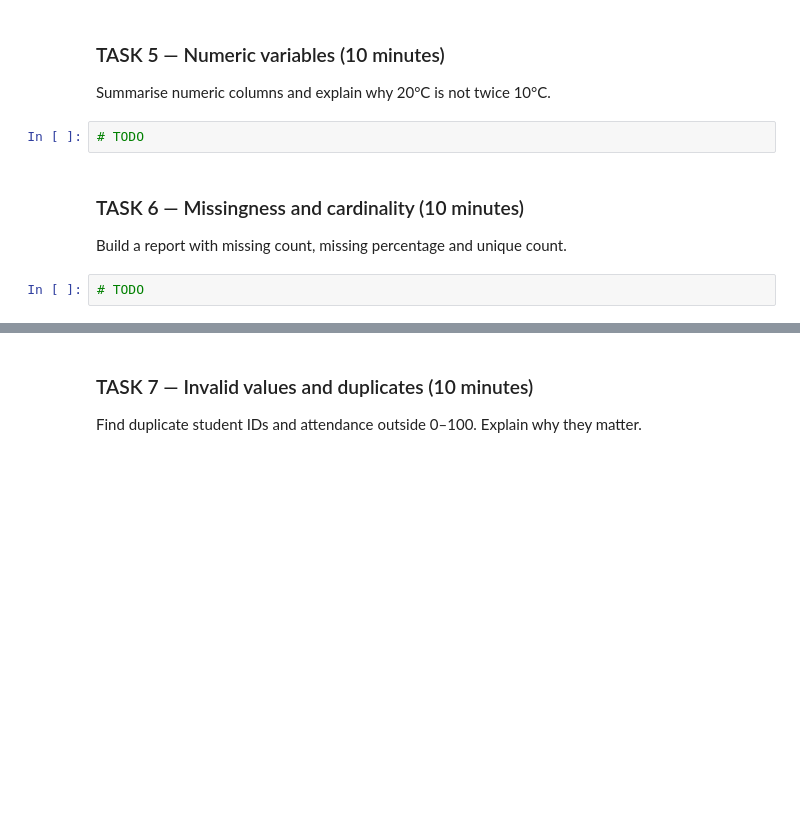
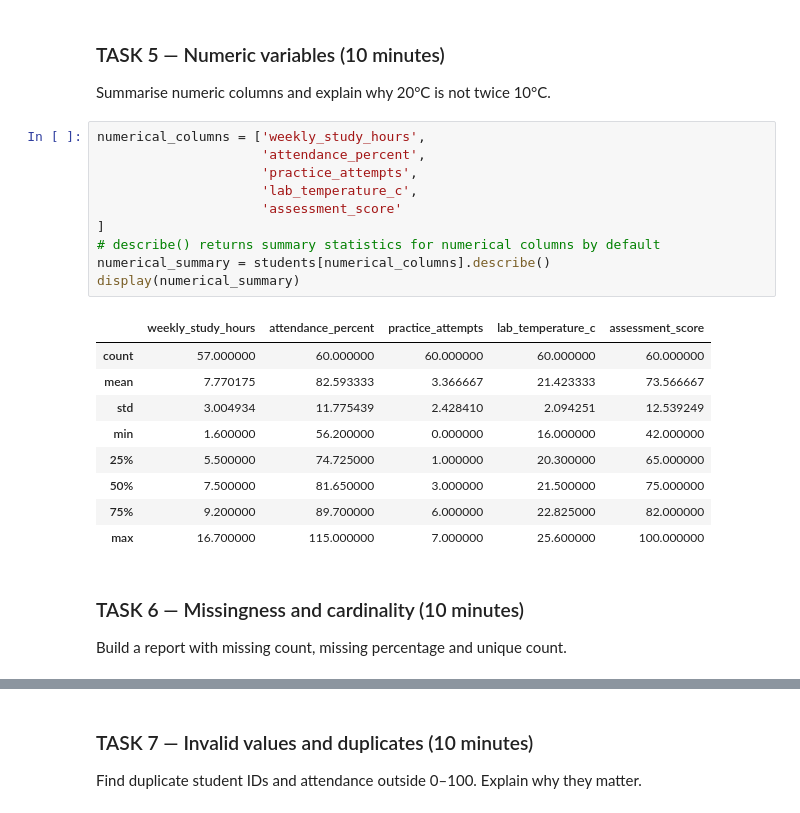
Before and after one commit to dev-deg/aci-26-pt, a Jupyter notebook: dataset-properties/dataset_properties.ipynb, the cells around one changed output, grey strips where cells are left out. Saved outputs shown, nothing was run; the diff lists cells and outputs as text; blank space fills up the shorter version.

```diff
--- a/dataset-properties/dataset_properties.ipynb
+++ b/dataset-properties/dataset_properties.ipynb
@@ -105,9 +282,25 @@ Count study modes; define ordered categories for programming level and satisfact
 ### TASK 5 — Numeric variables (10 minutes)
 Summarise numeric columns and explain why 20°C is not twice 10°C.
 # %%
-# TODO
+numerical_columns = ['weekly_study_hours',
+                     'attendance_percent',
+                     'practice_attempts',
+                     'lab_temperature_c',
+                     'assessment_score'
+]
+# describe() returns summary statistics for numerical columns by default
+numerical_summary = students[numerical_columns].describe()
+display(numerical_summary)
+# %% [output]
+|  | weekly_study_hours | attendance_percent | practice_attempts | lab_temperature_c | assessment_score |
+| count | 57.000000 | 60.000000 | 60.000000 | 60.000000 | 60.000000 |
+| mean | 7.770175 | 82.593333 | 3.366667 | 21.423333 | 73.566667 |
+| std | 3.004934 | 11.775439 | 2.428410 | 2.094251 | 12.539249 |
+| min | 1.600000 | 56.200000 | 0.000000 | 16.000000 | 42.000000 |
+| 25% | 5.500000 | 74.725000 | 1.000000 | 20.300000 | 65.000000 |
+| 50% | 7.500000 | 81.650000 | 3.000000 | 21.500000 | 75.000000 |
+| 75% | 9.200000 | 89.700000 | 6.000000 | 22.825000 | 82.000000 |
+| max | 16.700000 | 115.000000 | 7.000000 | 25.600000 | 100.000000 |
 # %% [markdown]
 ### TASK 6 — Missingness and cardinality (10 minutes)
 Build a report with missing count, missing percentage and unique count.
-# %%
-# TODO
```
Also changed, not shown: parts of 20 cells of this notebook, 2 other files.
